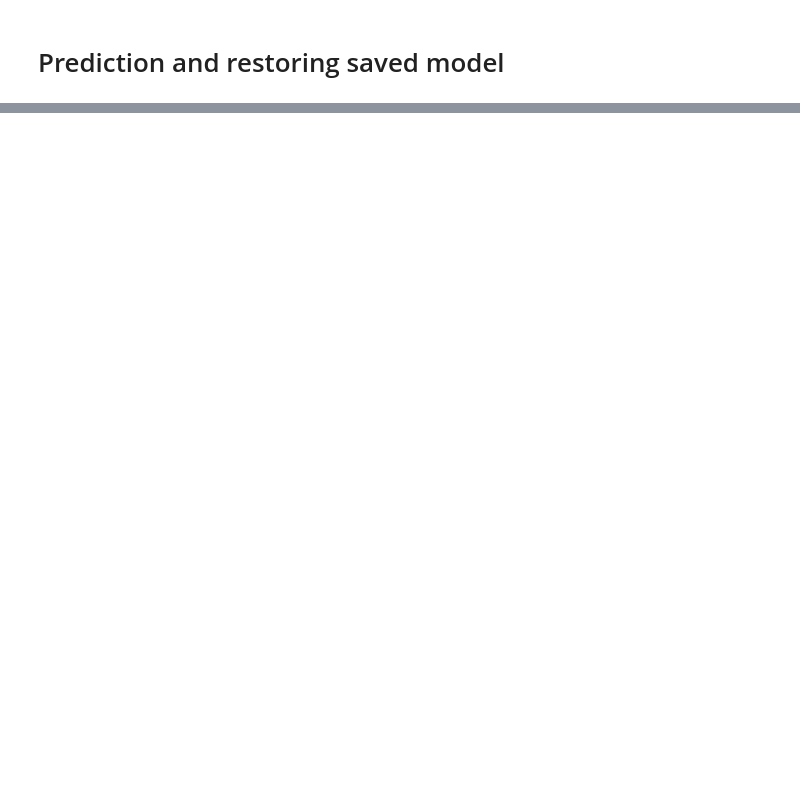
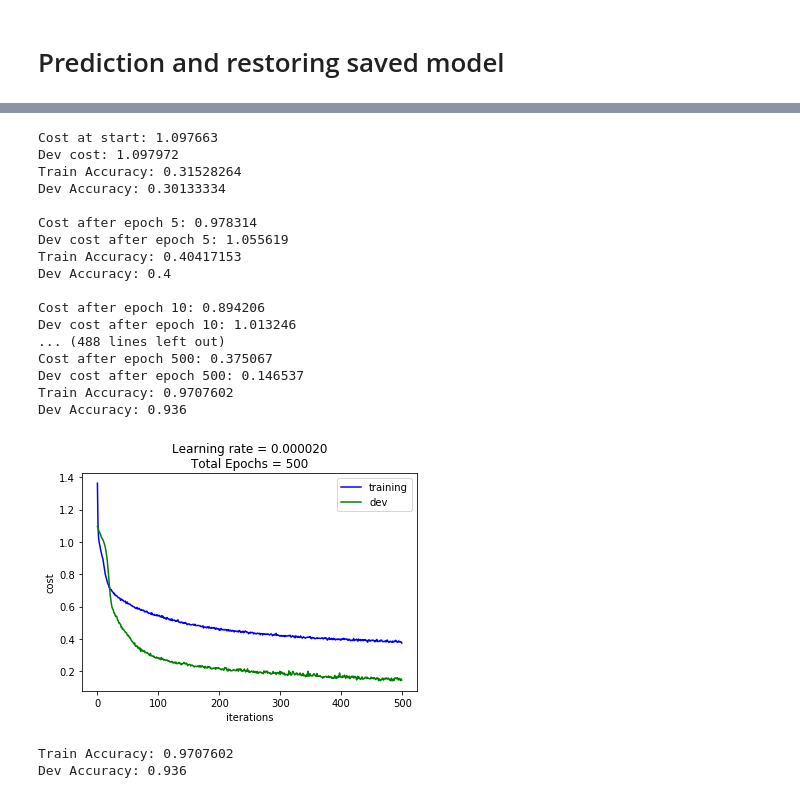
Before and after one commit to iqaan/epilepsy-cnn, a Jupyter notebook: epilepsy-detection-cnn.ipynb, the cells around one changed output, grey strips where cells are left out. Drawn from its saved outputs; the diff is of its cells as text; code cells hidden in the pictures; blank space fills up the shorter version.

```diff
--- a/epilepsy-detection-cnn.ipynb
+++ b/epilepsy-detection-cnn.ipynb
@@ -1107,0 +1248,31 @@ print(y_test_voting)
+# %%
+parameters = model(X_train, Y_train, X_dev, Y_dev,
+                   learning_rate=0.00002,
+                   num_epochs=500,
+                   minibatch_size=128,
+                   save_session_path='train/dataset-512-1/cnn11-correct_lr-0.00002_mbs-128/',
+                   model_file='model',
+                   restore_session=False,
+                   save_session_interval=10,
+                   nn_key='cnn11-correct')
+# %% [output]
+Cost at start: 1.097663
+Dev cost: 1.097972
+Train Accuracy: 0.31528264
+Dev Accuracy: 0.30133334
+
+Cost after epoch 5: 0.978314
+Dev cost after epoch 5: 1.055619
+Train Accuracy: 0.40417153
+Dev Accuracy: 0.4
+
+Cost after epoch 10: 0.894206
+Dev cost after epoch 10: 1.013246
+... (488 lines left out)
+Cost after epoch 500: 0.375067
+Dev cost after epoch 500: 0.146537
+Train Accuracy: 0.9707602
+Dev Accuracy: 0.936
+[figure, added]
+Train Accuracy: 0.9707602
+Dev Accuracy: 0.936
```
Also changed, not shown: parts of 14 cells of this notebook.
